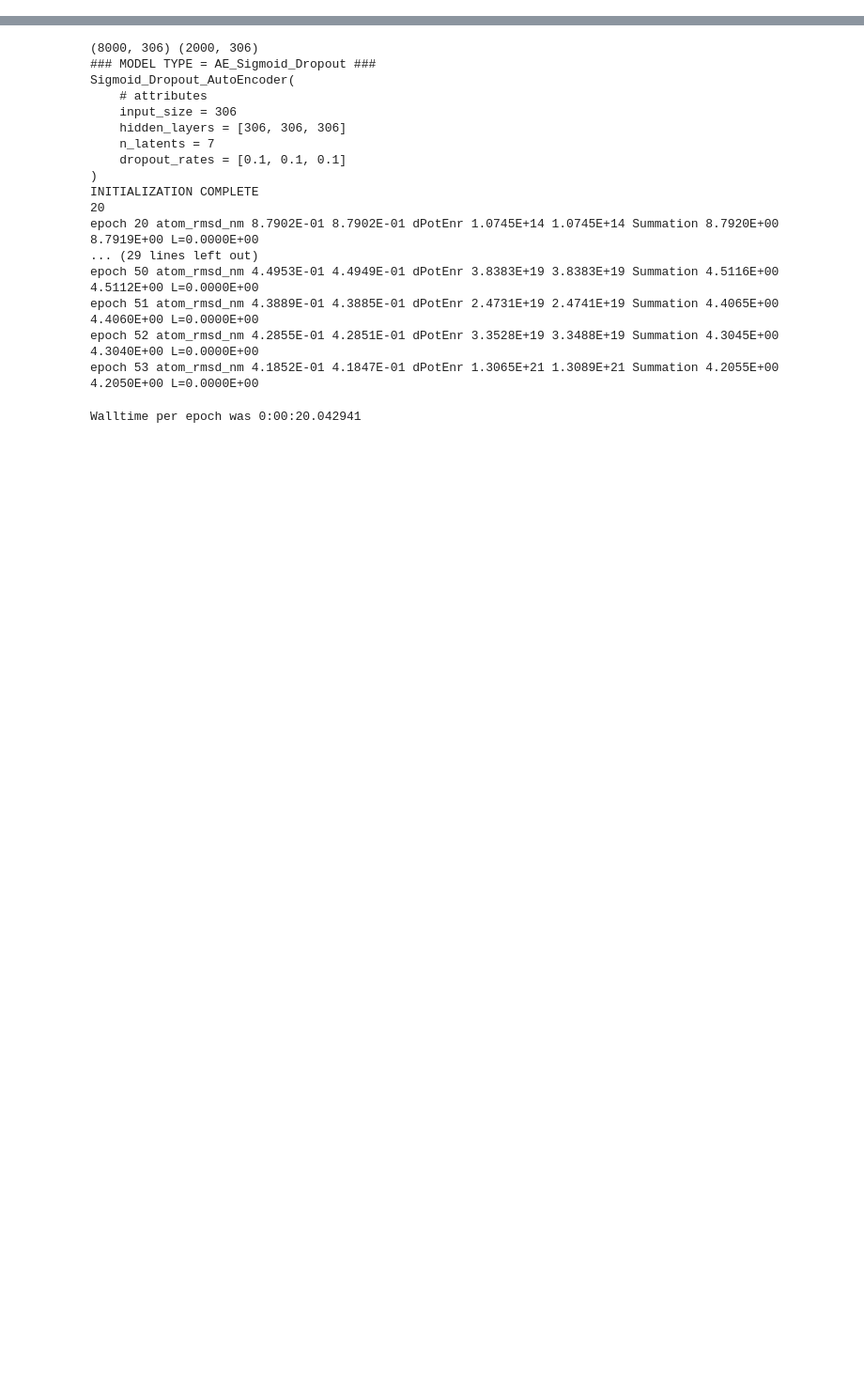
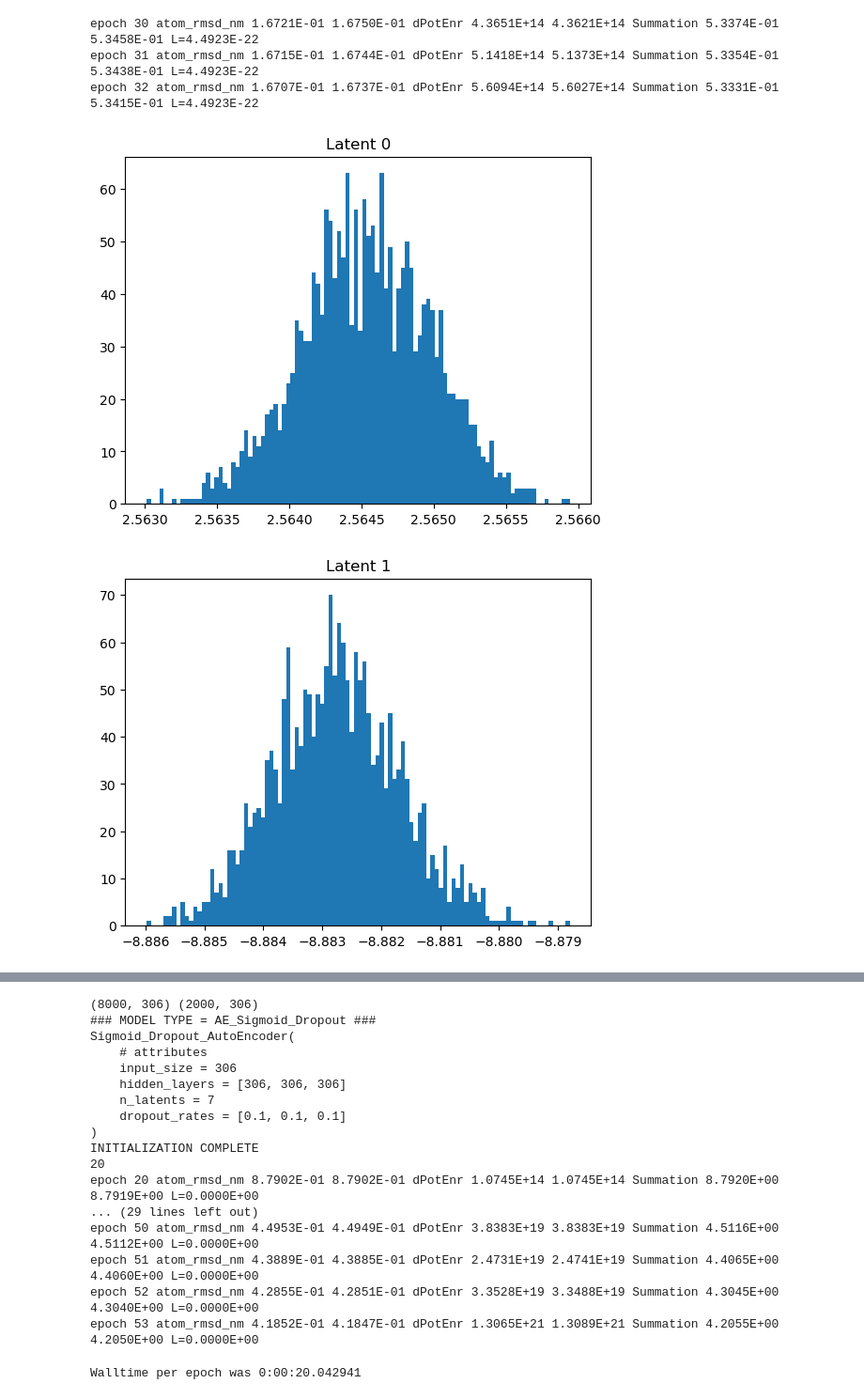
Before and after one commit to CCBatIIT/Deep-MMS, a Jupyter notebook: RUN.ipynb, the cells around one changed output, grey strips where cells are left out. Shown at 94% size. Drawn from its saved outputs; the diff is of its cells as text; code cells hidden in the pictures; blank space fills up the shorter version.

```diff
--- a/RUN.ipynb
+++ b/RUN.ipynb
@@ -34,7 +32,10 @@ experiment.epoch
 # %%
 start = datetime.now()
 # %%
-n_epochs = 10
-experiment.train_nepochs_on_rmsd(n_epochs)
-experiment.save_loss_data()
+experiment.train_nepochs_on_rmsd(30)
+walltime = datetime.now() - start
+print(f'Walltime per epoch was {walltime}')
+#experiment.save_loss_data()
+#experiment.write_model_to_ckpt()
+begin_scaling_epoch = experiment.epoch
 # %% [output]
@@ -50,0 +59,32 @@ epoch 9 atom_rmsd_nm 1.0812E+00 1.0812E+00 dPotEnr 1.0534E+11 1.0543E+11 Summati
+# %%
+end_scaling_epoch = experiment.train_scaling_potential(cutoff_epoch, freq=5)
+#freq=number of epochs before reevaluate pot rmsd ratio,  this should be low as the dataset is large (many batches per epoch)
+print('END SCALING POTENTIAL')
+walltime = datetime.now() - start
+print(f'Walltime per epoch was {walltime}')
+experiment.save_loss_data()
+experiment.write_model_to_ckpt()
+# %% [output]
+epoch 30 atom_rmsd_nm 1.6721E-01 1.6750E-01 dPotEnr 4.3651E+14 4.3621E+14 Summation 5.3374E-01 5.3458E-01 L=4.4923E-22
+epoch 31 atom_rmsd_nm 1.6715E-01 1.6744E-01 dPotEnr 5.1418E+14 5.1373E+14 Summation 5.3354E-01 5.3438E-01 L=4.4923E-22
+epoch 32 atom_rmsd_nm 1.6707E-01 1.6737E-01 dPotEnr 5.6094E+14 5.6027E+14 Summation 5.3331E-01 5.3415E-01 L=4.4923E-22
+# %%
+experiment.train_summation(1e-1, 10, cutoff_epoch)
+print('END TRAINING')
+walltime = datetime.now() - start
+print(f'Walltime was {walltime}')
+#experiment.save_loss_data()
+#experiment.write_model_to_ckpt()
+# %%
+rng_init = jax.random.PRNGKey(54)
+rng, key = jax.random.split(rng_init)
+recon, latents = experiment.state.apply_fn({'params':experiment.state.params}, experiment.test_data, rng)
+# %%
+for i in range(latents.shape[-1]):
+    plt.clf()
+    plt.title(f'Latent {i}')
+    _ = plt.hist(latents[:, i], bins=100)
+    plt.show()
+# %% [output]
+[figure, added]
+[figure, added]
```
Also changed, not shown: parts of 17 cells of this notebook, 9 other files.
